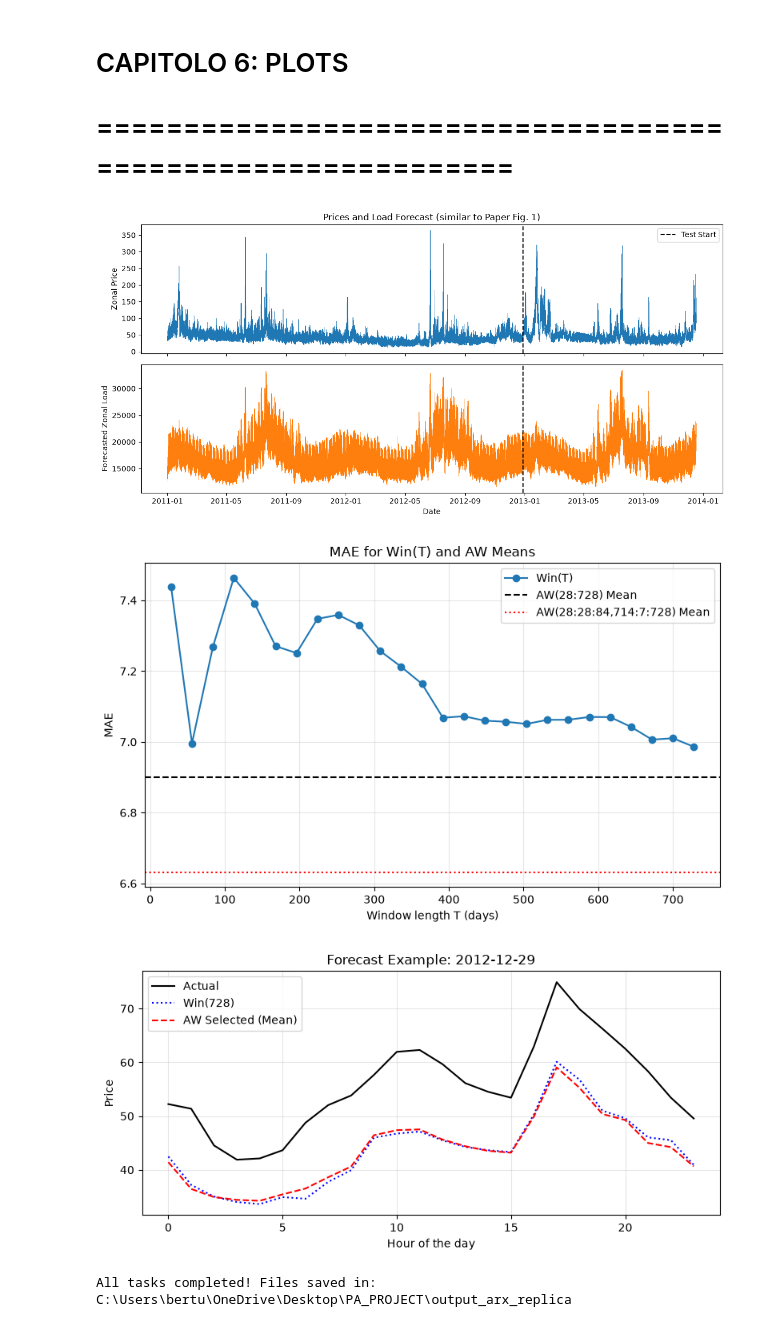
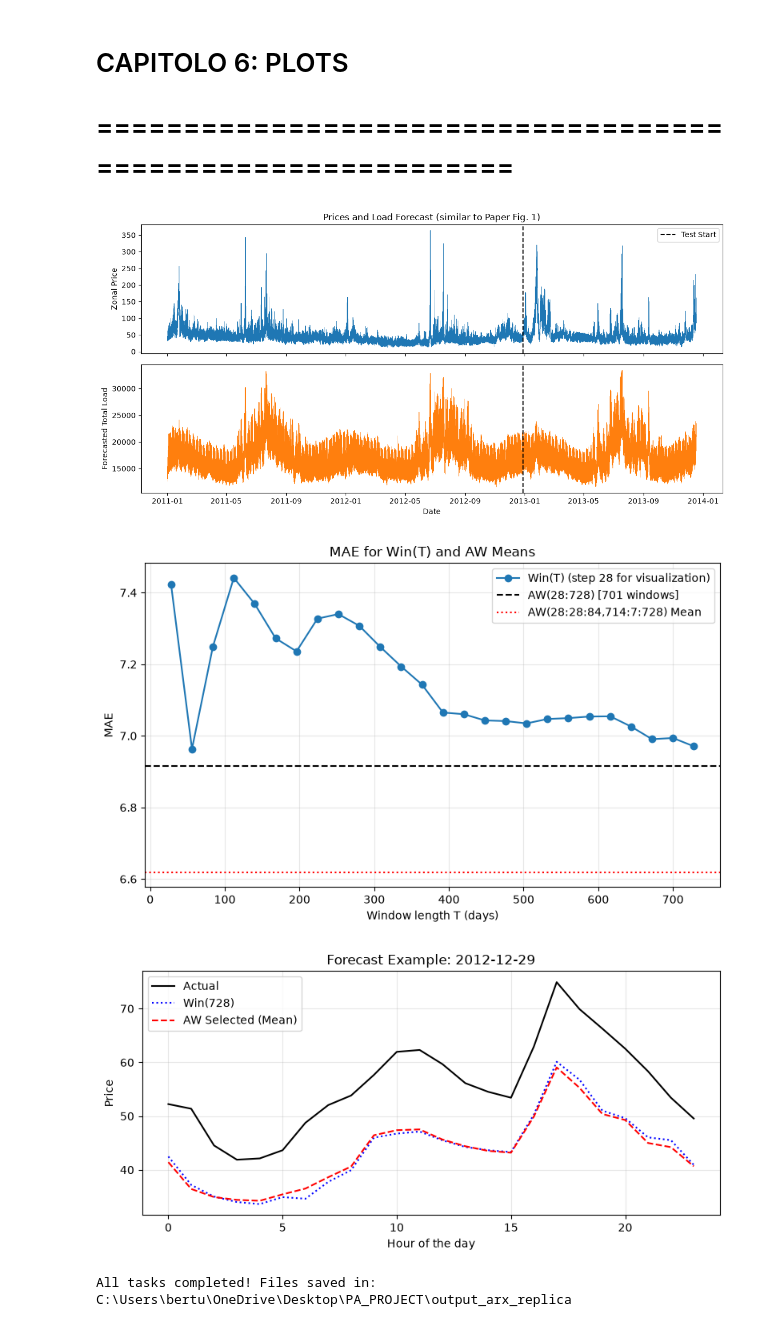
Before and after one commit to bertuzzilorenzo4-sketch/project-PA, a Jupyter notebook: test.ipynb, the cells around one changed output. Cells and saved outputs as stored; diff of their text form; code cells hidden in the pictures.

```diff
--- a/test.ipynb
+++ b/test.ipynb
@@ -9,23 +9,29 @@ import numpy as np
 import pandas as pd
 import matplotlib.pyplot as plt
 from IPython.display import display
-from scipy import stats
+
 
 # --- General Configuration ---
 CSV_PATH = "Dati_progetto_completo.csv"
 PRICE_COL = "Zonal Price"
+# Updated to match the paper's exact variable
 LOAD_COL = "Forecasted Total Load"
 TEST_START = pd.Timestamp("2012-12-29")
 TEST_END = pd.Timestamp("2013-12-17")
 
 # --- Window Configurations ---
-WINDOWS_ALL = list(range(28, 729, 28))        # 26 windows (step 28)
+# 701 windows (step 1): used for AW(28:728)
+WINDOWS_701 = list(range(28, 729))
+
+# 26 windows (step 28): used for AW(28:28:728)
+WINDOWS_28_STEP = list(range(28, 729, 28))
+
 WINDOWS_SEL = [28, 56, 84, 714, 721, 728]     # AW selected by the paper
 WINDOWS_STEP_7 = list(range(28, 729, 7))      # Step 7 (for specific table rows)
 WINDOWS_STEP_14 = list(range(28, 729, 14))    # Step 14 (for specific table rows)
 
-# Union of all windows needed for the final table
-ALL_NEEDED_WINDOWS = sorted(set(WINDOWS_ALL) | set(WINDOWS_SEL) | set(WINDOWS_STEP_7) | set(WINDOWS_STEP_14))
+# For efficiency, computing the 701 windows automatically covers all specific steps
+ALL_NEEDED_WINDOWS = WINDOWS_701
 
 OUTDIR = Path("output_arx_replica")
 OUTDIR.mkdir(exist_ok=True)
@@ -275,8 +260,6 @@ Performance Comparison: Our ARX vs Paper (Hubicka et al., 2019)
 # CAPITOLO 6: PLOTS
 # ============================================================
 # %%
-
-
 # --- Plot 1: Time Series (Prices and Load) ---
 fig, axes = plt.subplots(2, 1, figsize=(12, 6), sharex=True)
 axes[0].plot(df["datetime"], df[PRICE_COL], linewidth=0.5, color='tab:blue')
@@ -287,47 +270,48 @@ axes[0].legend()
 
 axes[1].plot(df["datetime"], df[LOAD_COL], linewidth=0.5, color='tab:orange')
 axes[1].axvline(TEST_START, color="k", linestyle="--")
-axes[1].set_ylabel("Forecasted Zonal Load")
+axes[1].set_ylabel("Forecasted Total Load")
 axes[1].set_xlabel("Date")
 fig.tight_layout()
 plt.show()
 
 # --- Plot 2: MAE vs Window Length ---
-win_maes = [mae(preds[T], actual) for T in WINDOWS_ALL]
-mae_aw_all = mae(np.mean(np.stack([preds[T] for T in WINDOWS_ALL], axis=0), axis=0), actual)
+# We plot only the 26 windows for visual clarity (701 points would be too dense)
+win_maes = [mae(preds[T], actual) for T in WINDOWS_28_STEP]
+mae_aw_all = mae(np.mean(np.stack([preds[T] for T in WINDOWS_701], axis=0), axis=0), actual)
 mae_aw_sel = mae(np.mean(np.stack([preds[T] for T in WINDOWS_SEL], axis=0), axis=0), actual)
 
 fig, ax = plt.subplots(figsize=(8, 5))
-ax.plot(WINDOWS_ALL, win_maes, "o-", label="Win(T)")
-ax.axhline(mae_aw_all, color="k", linestyle="--", label="AW(28:728) Mean")
+ax.plot(WINDOWS_28_STEP, win_maes, "o-", label="Win(T) (step 28 for visualization)")
+ax.axhline(mae_aw_all, color="k", linestyle="--", label="AW(28:728) [701 windows]")
 ax.axhline(mae_aw_sel, color="r", linestyle=":", label="AW(28:28:84,714:7:728) Mean")
 ax.set_xlabel("Window length T (days)")
 ax.set_ylabel("MAE")
 ax.set_title("MAE for Win(T) and AW Means")
 ax.legend()
 ax.grid(True, alpha=0.3)
 fig.tight_layout()
 plt.show()
 
 # --- Plot 3: Forecast Example (First Test Day) ---
 j0 = 0
 pred_aw_sel_full = np.mean(np.stack([preds[T] for T in WINDOWS_SEL], axis=0), axis=0)
 
 fig, ax = plt.subplots(figsize=(8, 4))
 ax.plot(range(24), actual[j0, :], "k-", label="Actual")
 ax.plot(range(24), preds[728][j0, :], "b:", label="Win(728)")
 ax.plot(range(24), pred_aw_sel_full[j0, :], "r--", label="AW Selected (Mean)")
 ax.set_xlabel("Hour of the day")
 ax.set_ylabel("Price")
 ax.set_title(f"Forecast Example: {dates[test_idx[j0]].date()}")
 ax.legend()
 ax.grid(True, alpha=0.3)
 fig.tight_layout()
 plt.show()
 
 print(f"\nAll tasks completed! Files saved in: {OUTDIR.resolve()}")
 # %% [output]
 [figure]
-[figure, old version]
+[figure, new version]
 [figure]
 All tasks completed! Files saved in: C:\Users\bertu\OneDrive\Desktop\PA_PROJECT\output_arx_replica
```
Also changed, not shown: parts of 4 cells of this notebook, 1 other file.
